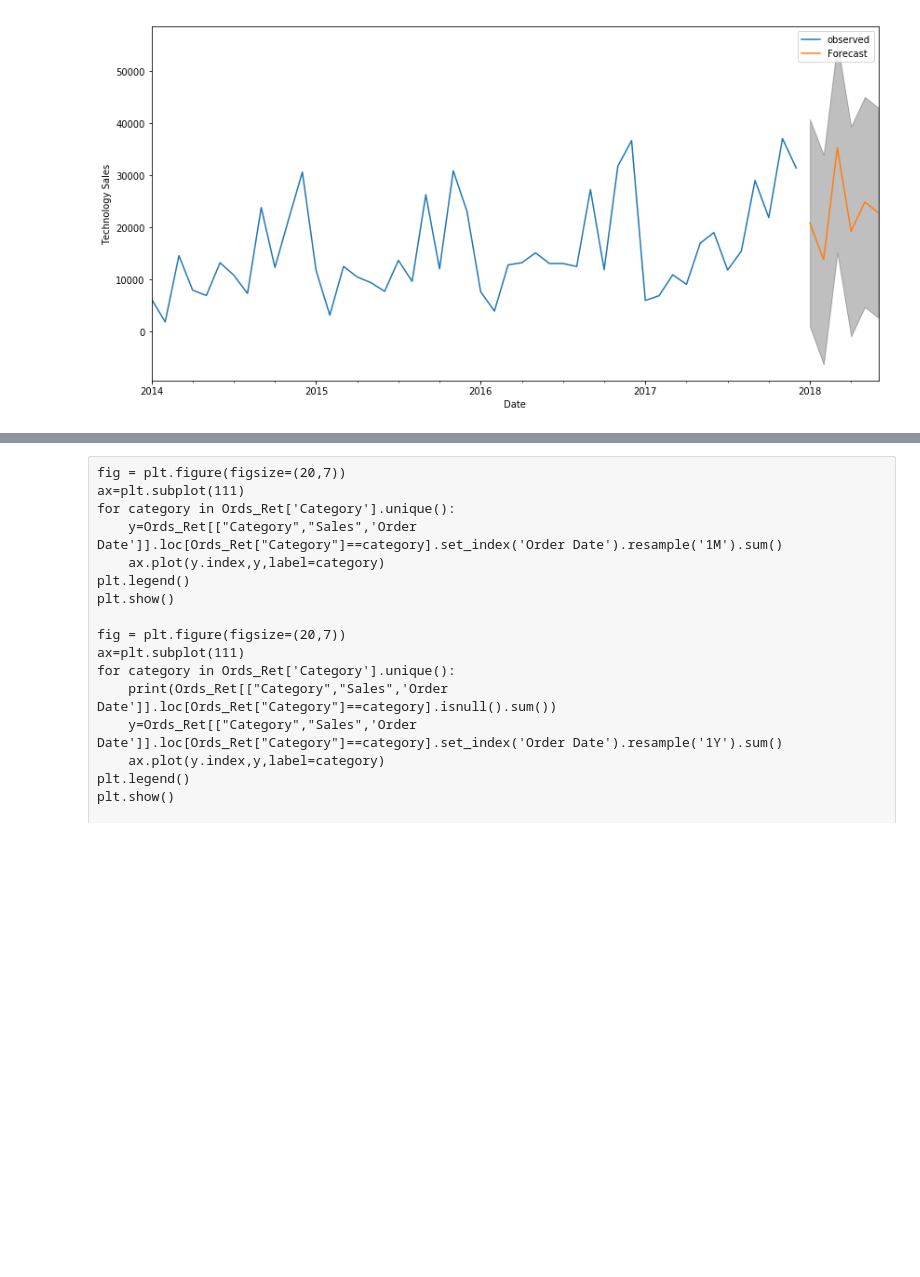
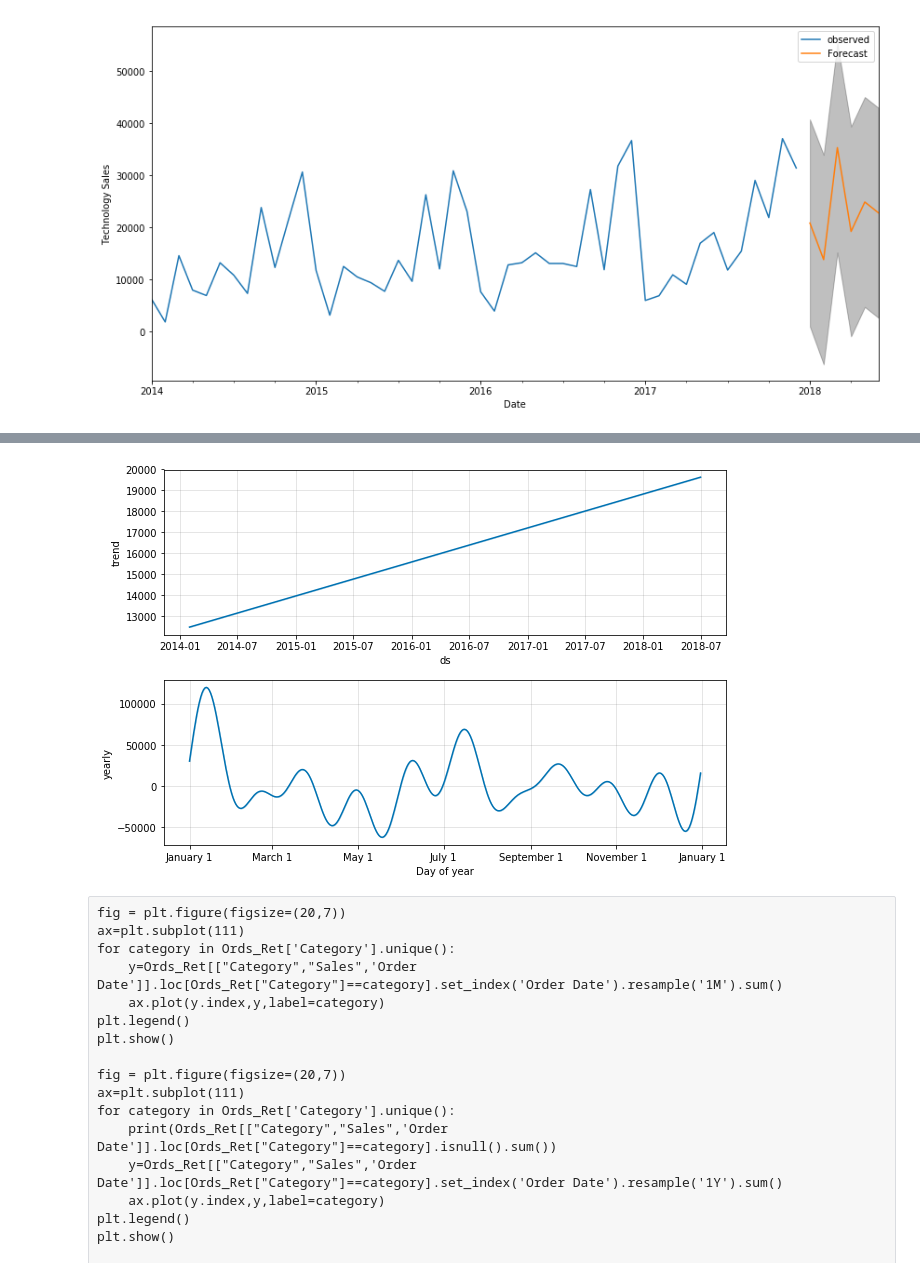
Before and after one commit to jamontanac/Hexagon-Test, a Jupyter notebook: first.ipynb, the cells around one changed output, grey strips where cells are left out. Cells and saved outputs as stored; diff of their text form; code cells hidden in the pictures; blank space fills up the shorter version.

```diff
--- a/first.ipynb
+++ b/first.ipynb
@@ -311,3 +334,8 @@ plt.show()
+# %%
+furniture_model.plot_components(furniture_forecast)
+plt.show()
+# %% [output]
+[figure, added]
 # %% [raw]
 fig = plt.figure(figsize=(20,7))
 ax=plt.subplot(111)
```
Also changed, not shown: parts of 6 cells of this notebook.
